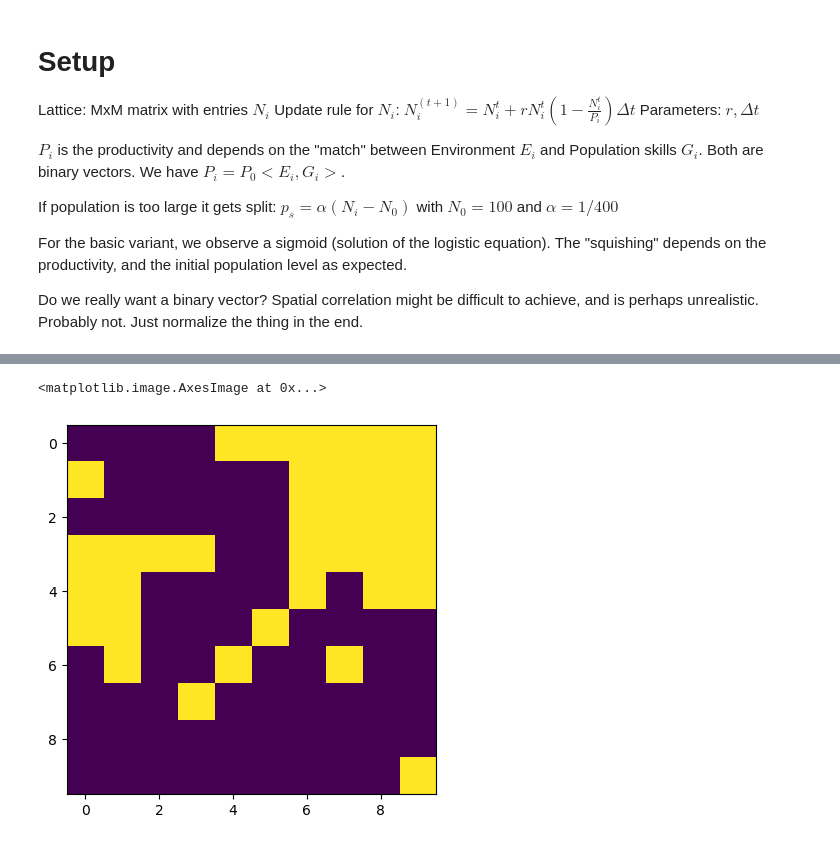
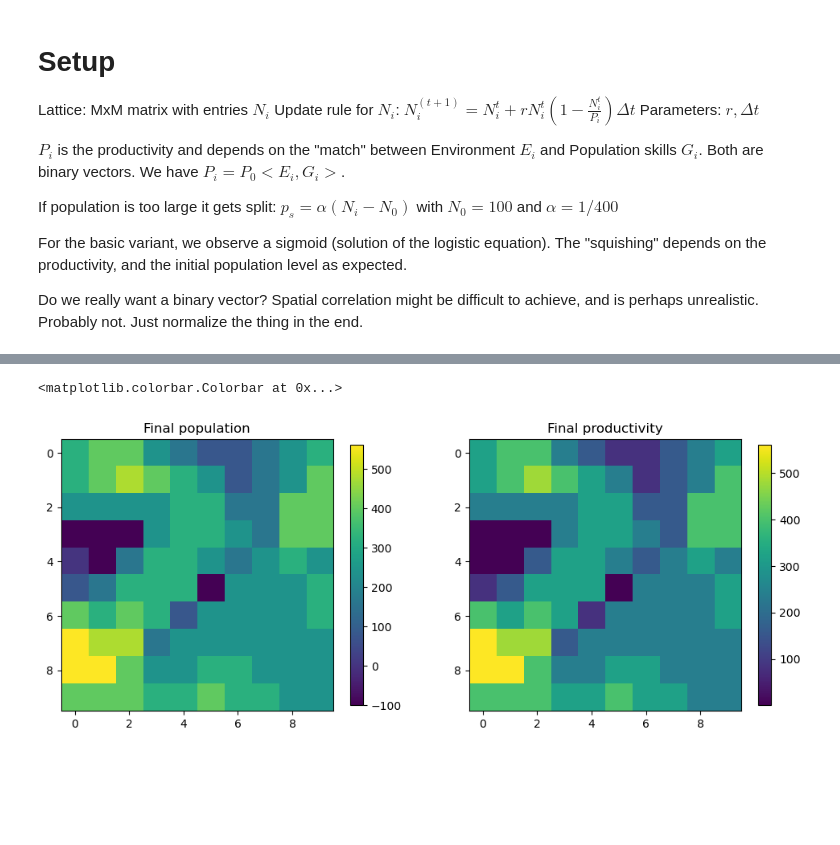
Before and after one commit to LeoKonzett/csh-vienna-abm, a Jupyter notebook: Agent_Dynamics_Playground.ipynb, the cells around one changed output, grey strips where cells are left out. Cells and saved outputs as stored; diff of their text form; code cells hidden in the pictures; blank space fills up the shorter version.

```diff
--- a/Agent_Dynamics_Playground.ipynb
+++ b/Agent_Dynamics_Playground.ipynb
@@ -189 +209,4 @@ for i in range(1, time_steps):
+# %%
+# Run simulation
+lattice.run()
 # %%
@@ -221,5 +226,13 @@ plt.imshow(cell_is_empty)
-# %%
-plt.imshow(has_empty_neighbors)
-# %% [output]
-<matplotlib.image.AxesImage at 0x...>
-[figure, removed]
+# %%
+fig, (ax1, ax2) = plt.subplots(ncols=2, figsize=(12, 6))
+
+plot1 = ax1.imshow(lattice.population[-1, :, :])
+ax1.set_title("Final population")
+fig.colorbar(plot1, ax=ax1, shrink=0.7)
+
+plot2 = ax2.imshow(lattice.prod)
+ax2.set_title("Final productivity")
+fig.colorbar(plot2, ax=ax2, shrink=0.7)
+# %% [output]
+<matplotlib.colorbar.Colorbar at 0x...>
+[figure, added]
```
Also changed, not shown: parts of 16 cells of this notebook.
